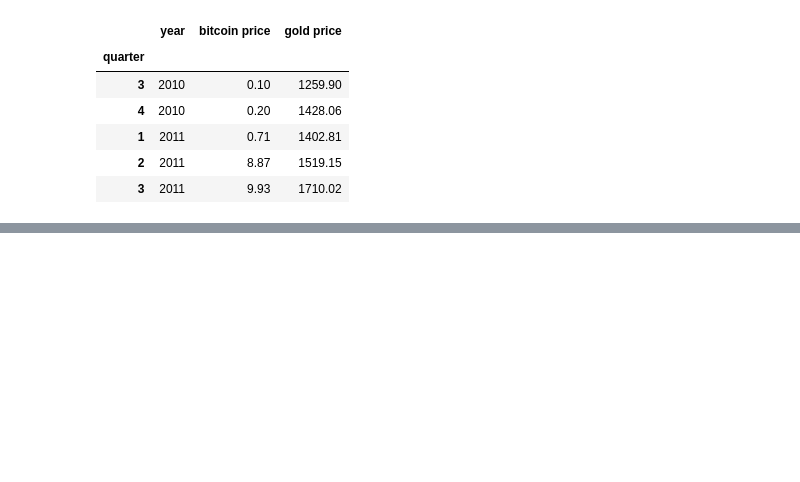
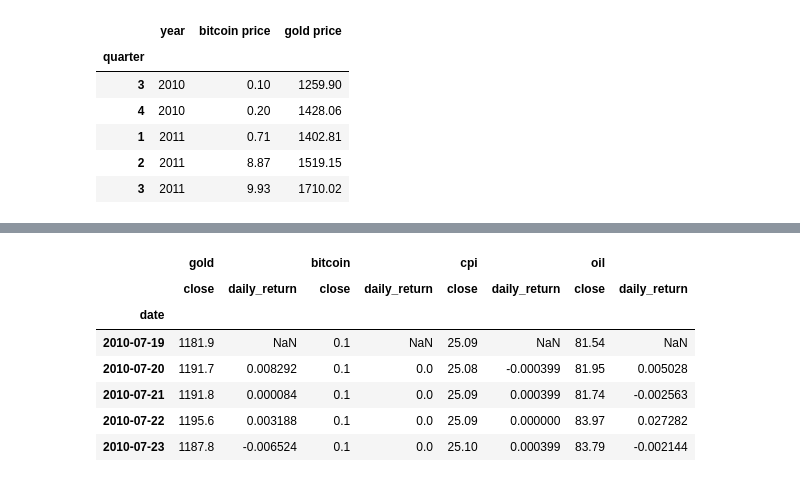
Before and after one commit to hanson0629/project1_repo, a Jupyter notebook: project1_draft.ipynb, the cells around one changed output, grey strips where cells are left out. Saved outputs shown, nothing was run; the diff lists cells and outputs as text; code cells hidden in the pictures; blank space fills up the shorter version.

```diff
--- a/project1_draft.ipynb
+++ b/project1_draft.ipynb
@@ -210,0 +267,12 @@ create_hvplot_y(join_gold_year)
+# %%
+# Printing the simulation input data
+MC_dist.portfolio_data.head()
+# %% [output]
+|  | gold |  | bitcoin |  | cpi |  | oil |  |
+|  | close | daily_return | close | daily_return | close | daily_return | close | daily_return |
+| date |  |  |  |  |  |  |  |  |
+| 2010-07-19 | 1181.9 | NaN | 0.1 | NaN | 25.09 | NaN | 81.54 | NaN |
+| 2010-07-20 | 1191.7 | 0.008292 | 0.1 | 0.0 | 25.08 | -0.000399 | 81.95 | 0.005028 |
+| 2010-07-21 | 1191.8 | 0.000084 | 0.1 | 0.0 | 25.09 | 0.000399 | 81.74 | -0.002563 |
+| 2010-07-22 | 1195.6 | 0.003188 | 0.1 | 0.0 | 25.09 | 0.000000 | 83.97 | 0.027282 |
+| 2010-07-23 | 1187.8 | -0.006524 | 0.1 | 0.0 | 25.10 | 0.000399 | 83.79 | -0.002144 |
```
Also changed, not shown: parts of 28 cells of this notebook, 3 other files.
